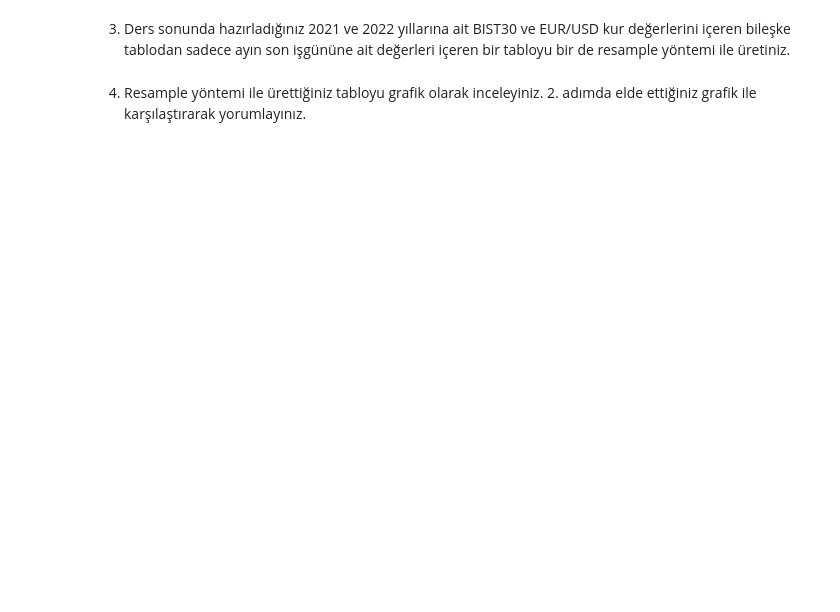
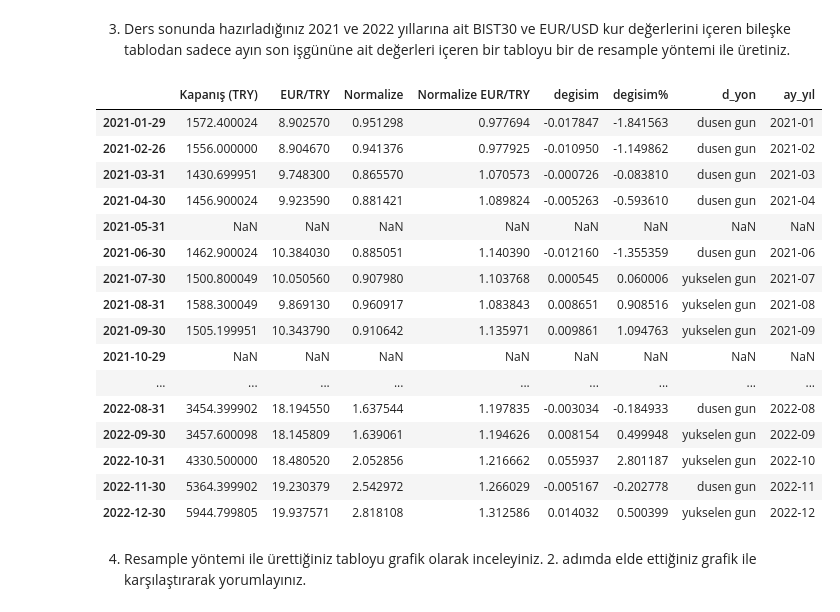
Before and after one commit to yagmurmutlu/GMKA_yagmur_mutlu, a Jupyter notebook: Odevi4_Python_Veri_Analizi_Egitimi__yagmur_mutlu_.ipynb, the cells around one changed output. Cells and saved outputs as stored; diff of their text form; code cells hidden in the pictures; blank space fills up the shorter version.

```diff
--- a/Odevi4_Python_Veri_Analizi_Egitimi__yagmur_mutlu_.ipynb
+++ b/Odevi4_Python_Veri_Analizi_Egitimi__yagmur_mutlu_.ipynb
@@ -8,0 +51,21 @@
+# %%
+indirme_listesi= ['XU030.IS','EURTRY=X']
+veri_2021= pd.DataFrame()
+
+for i in indirme_listesi:
+  data=yf.download(i,start='2021-01-01', end = '2021-12-31')
+  data=data['Adj Close'].rename(i)
+  veri_2021 = pd.concat([veri_2021,data],axis=1)
+
+
+veri_2021.columns = ['Kapanış (TRY)','EUR/TRY']
+veri_2021 = veri_2021[veri_2021['Kapanış (TRY)']>0]
+norm = veri_2021.iloc[0,0]
+veri_2021.iloc[0,0]
+norm2 = veri_2021.iloc[0,1]
+veri_2021['Normalize'] = veri_2021['Kapanış (TRY)']/norm
+veri_2021['Normalize EUR/TRY'] = veri_2021['EUR/TRY']/norm2
+veri_2021['degisim'] = veri_2021['Normalize'].diff(1)
+veri_2021['degisim%'] =( veri_2021['degisim']/veri_2021['Normalize'].shift(1))*100
+veri_2021['d_yon'] = veri_2021['degisim'].map(lambda x : 'dusen gun' if x < 0 else'yukselen gun')
+veri_2021
@@ -8,0 +88,3 @@
+# %%
+veri = pd.concat([veri_2021,veri_2022],axis=0)
+veri
@@ -8,0 +105,3 @@
+# %%
+veri['ay_yıl']=veri.index.strftime('%Y-%m')
+veri
@@ -11,4 +182,25 @@
 # %% [markdown]
 3. Ders sonunda hazırladığınız 2021 ve 2022 yıllarına ait BIST30 ve EUR/USD kur değerlerini içeren bileşke tablodan sadece ayın son işgününe ait değerleri içeren bir tabloyu bir de resample yöntemi ile üretiniz.
+# %%
+veri_as2=veri.resample('BM',convention='end').asfreq()
+veri_as2
+# %% [output]
+|  | Kapanış (TRY) | EUR/TRY | Normalize | Normalize EUR/TRY | degisim | degisim% | d_yon | ay_yıl |
+| 2021-01-29 | 1572.400024 | 8.902570 | 0.951298 | 0.977694 | -0.017847 | -1.841563 | dusen gun | 2021-01 |
+| 2021-02-26 | 1556.000000 | 8.904670 | 0.941376 | 0.977925 | -0.010950 | -1.149862 | dusen gun | 2021-02 |
+| 2021-03-31 | 1430.699951 | 9.748300 | 0.865570 | 1.070573 | -0.000726 | -0.083810 | dusen gun | 2021-03 |
+| 2021-04-30 | 1456.900024 | 9.923590 | 0.881421 | 1.089824 | -0.005263 | -0.593610 | dusen gun | 2021-04 |
+| 2021-05-31 | NaN | NaN | NaN | NaN | NaN | NaN | NaN | NaN |
+| 2021-06-30 | 1462.900024 | 10.384030 | 0.885051 | 1.140390 | -0.012160 | -1.355359 | dusen gun | 2021-06 |
+| 2021-07-30 | 1500.800049 | 10.050560 | 0.907980 | 1.103768 | 0.000545 | 0.060006 | yukselen gun | 2021-07 |
+| 2021-08-31 | 1588.300049 | 9.869130 | 0.960917 | 1.083843 | 0.008651 | 0.908516 | yukselen gun | 2021-08 |
+| 2021-09-30 | 1505.199951 | 10.343790 | 0.910642 | 1.135971 | 0.009861 | 1.094763 | yukselen gun | 2021-09 |
+| 2021-10-29 | NaN | NaN | NaN | NaN | NaN | NaN | NaN | NaN |
+| ... | ... | ... | ... | ... | ... | ... | ... | ... |
+| 2022-08-31 | 3454.399902 | 18.194550 | 1.637544 | 1.197835 | -0.003034 | -0.184933 | dusen gun | 2022-08 |
+| 2022-09-30 | 3457.600098 | 18.145809 | 1.639061 | 1.194626 | 0.008154 | 0.499948 | yukselen gun | 2022-09 |
+| 2022-10-31 | 4330.500000 | 18.480520 | 2.052856 | 1.216662 | 0.055937 | 2.801187 | yukselen gun | 2022-10 |
+| 2022-11-30 | 5364.399902 | 19.230379 | 2.542972 | 1.266029 | -0.005167 | -0.202778 | dusen gun | 2022-11 |
+| 2022-12-30 | 5944.799805 | 19.937571 | 2.818108 | 1.312586 | 0.014032 | 0.500399 | yukselen gun | 2022-12 |
 # %% [markdown]
 4. Resample yöntemi ile ürettiğiniz tabloyu grafik olarak inceleyiniz. 2. adımda elde ettiğiniz grafik ile karşılaştırarak yorumlayınız.
```
Also changed, not shown: parts of 11 cells of this notebook.
